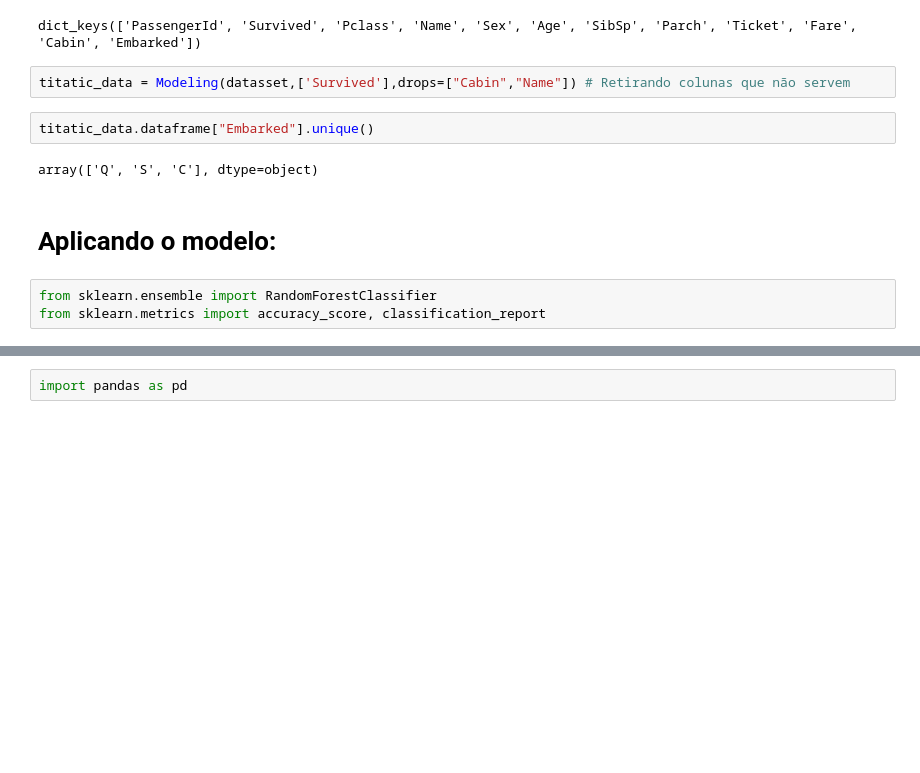
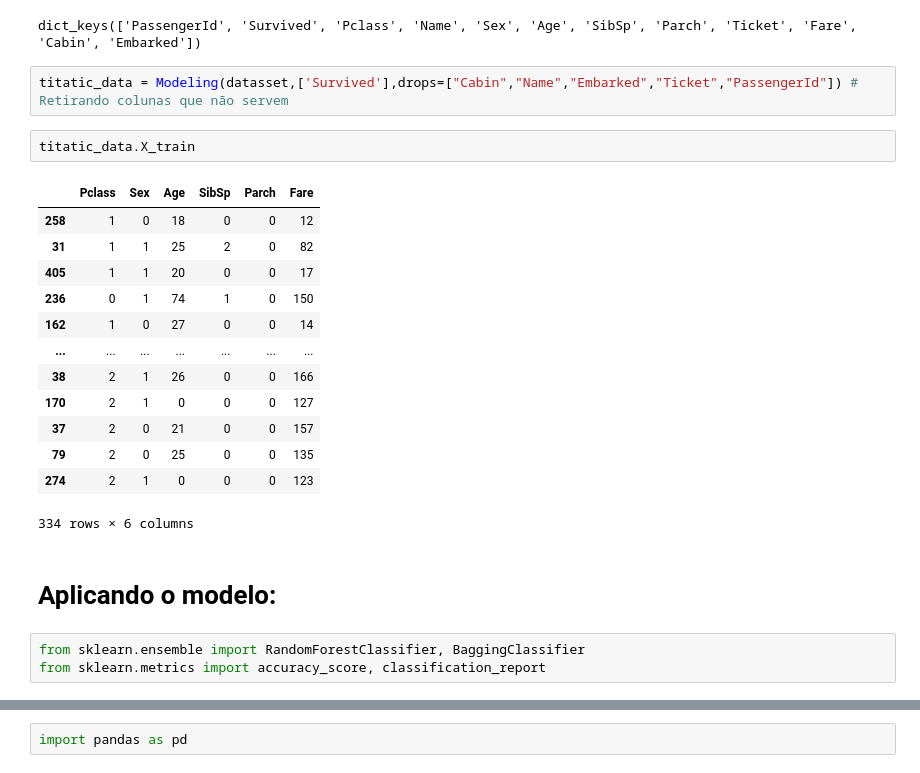
Before and after one commit to MAIA332/ML-Hub, a Jupyter notebook: Proof-of-concerns/Random-forest.ipynb, the cells around one changed output, grey strips where cells are left out. Saved outputs shown, nothing was run; the diff lists cells and outputs as text; blank space fills up the shorter version.

```diff
--- a/Proof-of-concerns/Random-forest.ipynb
+++ b/Proof-of-concerns/Random-forest.ipynb
@@ -37,13 +41,25 @@ datasset[0].keys()
 # %% [output]
 dict_keys(['PassengerId', 'Survived', 'Pclass', 'Name', 'Sex', 'Age', 'SibSp', 'Parch', 'Ticket', 'Fare', 'Cabin', 'Embarked'])
 # %%
-titatic_data = Modeling(datasset,['Survived'],drops=["Cabin","Name"]) # Retirando colunas que não servem
+titatic_data = Modeling(datasset,['Survived'],drops=["Cabin","Name","Embarked","Ticket","PassengerId"]) # Retirando colunas que não servem
-# %%
-titatic_data.dataframe["Embarked"].unique()
-# %% [output]
-array(['Q', 'S', 'C'], dtype=object)
+# %%
+titatic_data.X_train
+# %% [output]
+|  | Pclass | Sex | Age | SibSp | Parch | Fare |
+| 258 | 1 | 0 | 18 | 0 | 0 | 12 |
+| 31 | 1 | 1 | 25 | 2 | 0 | 82 |
+| 405 | 1 | 1 | 20 | 0 | 0 | 17 |
+| 236 | 0 | 1 | 74 | 1 | 0 | 150 |
+| 162 | 1 | 0 | 27 | 0 | 0 | 14 |
+| ... | ... | ... | ... | ... | ... | ... |
+| 38 | 2 | 1 | 26 | 0 | 0 | 166 |
+| 170 | 2 | 1 | 0 | 0 | 0 | 127 |
+| 37 | 2 | 0 | 21 | 0 | 0 | 157 |
+| 79 | 2 | 0 | 25 | 0 | 0 | 135 |
+| 274 | 2 | 1 | 0 | 0 | 0 | 123 |
+334 rows × 6 columns
 # %% [markdown]
 # Aplicando o modelo:
 # %%
-from sklearn.ensemble import RandomForestClassifier
+from sklearn.ensemble import RandomForestClassifier, BaggingClassifier
 from sklearn.metrics import accuracy_score, classification_report
```
Also changed, not shown: parts of 38 cells of this notebook, 8 other files.
